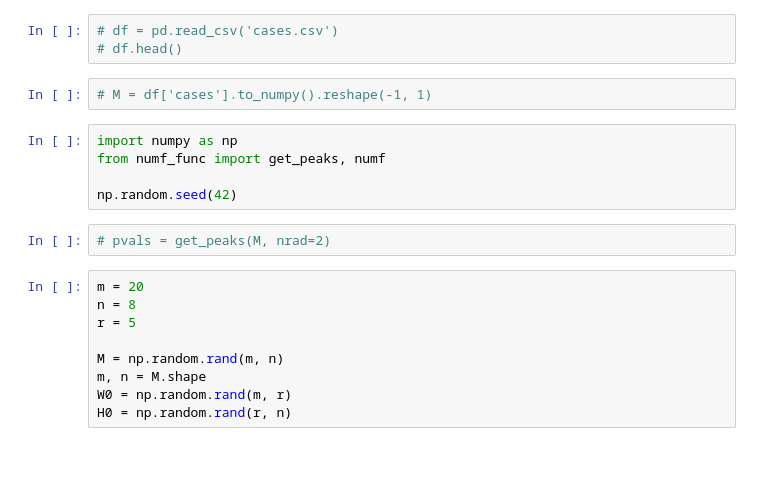
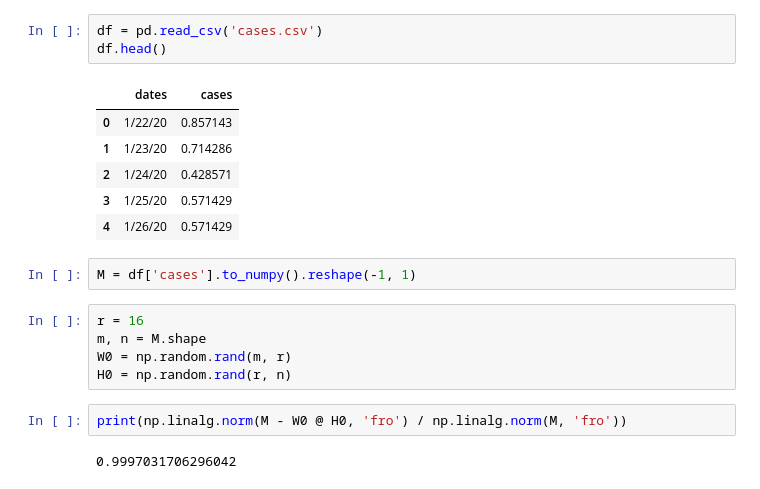
Before and after one commit to waqasbinhamed/numf, a Jupyter notebook: covid_test.ipynb, the cells around one changed output. Saved outputs shown, nothing was run; the diff lists cells and outputs as text; blank space fills up the shorter version.

```diff
--- a/covid_test.ipynb
+++ b/covid_test.ipynb
@@ -3,22 +8,22 @@
 # %%
-# df = pd.read_csv('cases.csv')
-# df.head()
+df = pd.read_csv('cases.csv')
+df.head()
+# %% [output]
+|  | dates | cases |
+| 0 | 1/22/20 | 0.857143 |
+| 1 | 1/23/20 | 0.714286 |
+| 2 | 1/24/20 | 0.428571 |
+| 3 | 1/25/20 | 0.571429 |
+| 4 | 1/26/20 | 0.571429 |
 # %%
-# M = df['cases'].to_numpy().reshape(-1, 1)
+M = df['cases'].to_numpy().reshape(-1, 1)
-# %%
-import numpy as np
-from numf_func import get_peaks, numf
-
-np.random.seed(42)
-# %%
-# pvals = get_peaks(M, nrad=2)
 # %%
-m = 20
-n = 8
-r = 5
-
-M = np.random.rand(m, n)
+r = 16
 m, n = M.shape
 W0 = np.random.rand(m, r)
 H0 = np.random.rand(r, n)
+# %%
+print(np.linalg.norm(M - W0 @ H0, 'fro') / np.linalg.norm(M, 'fro'))
+# %% [output]
+0.9997031706296042
 # %%
```
Also changed, not shown: parts of 5 cells of this notebook, 3 other files.
